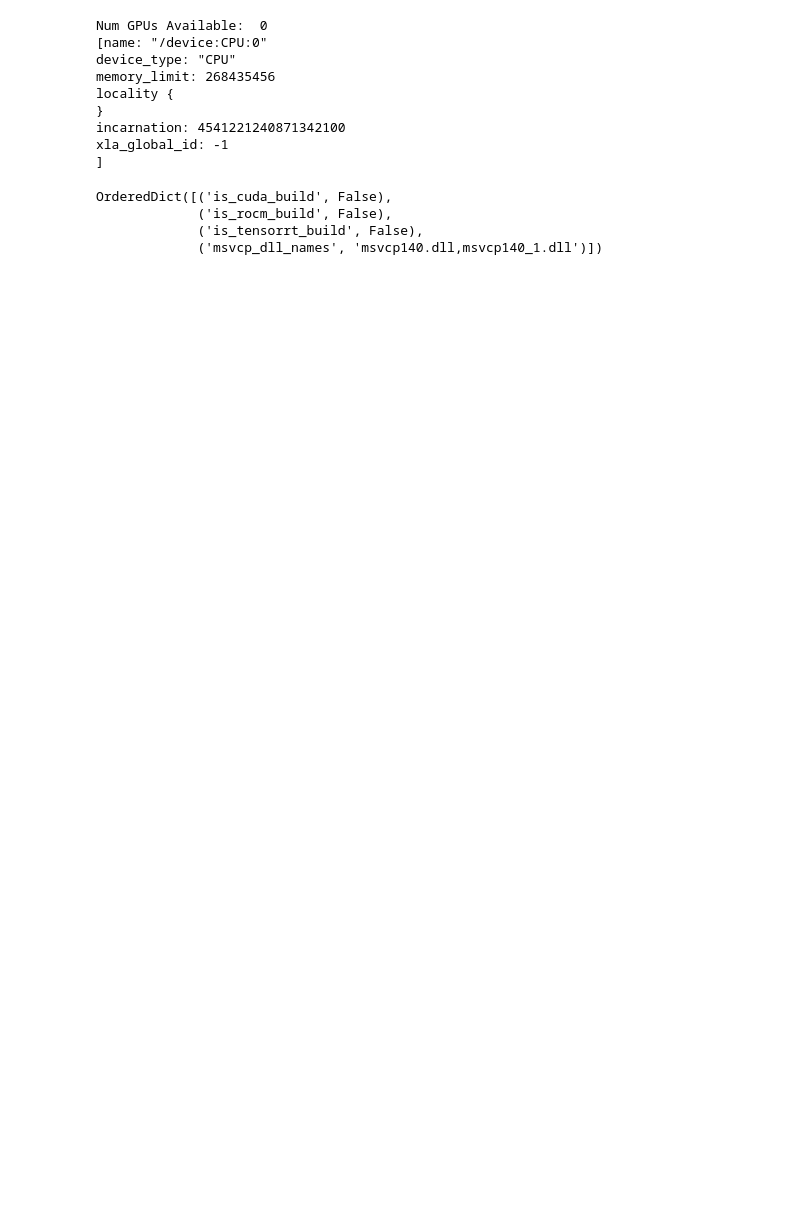
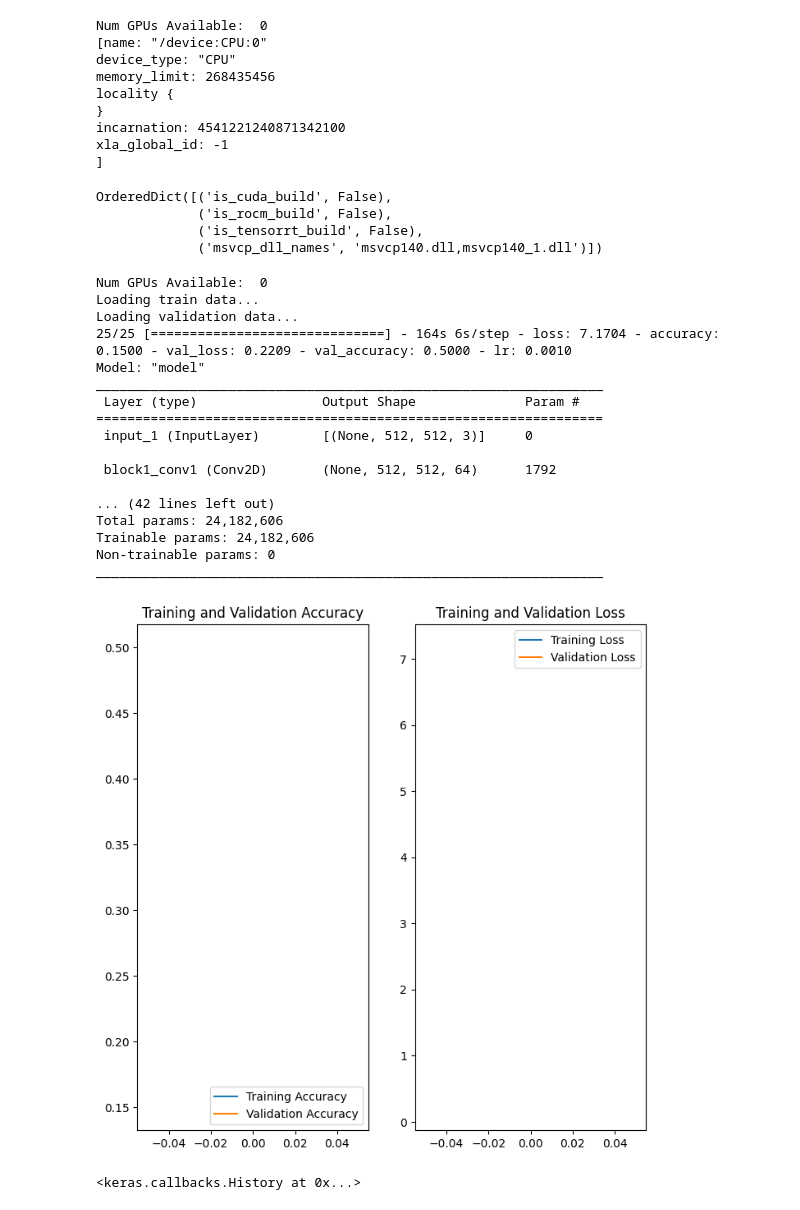
Before and after one commit to ignacio-ms/Chest_X-Rays, a Jupyter notebook: testing.ipynb, the cells around one changed output. Cells and saved outputs as stored; diff of their text form; code cells hidden in the pictures; blank space fills up the shorter version.

Commit message:
Test Pooling

```diff
--- a/testing.ipynb
+++ b/testing.ipynb
@@ -66,3 +81,66 @@ OrderedDict([('is_cuda_build', False),
              ('is_rocm_build', False),
              ('is_tensorrt_build', False),
              ('msvcp_dll_names', 'msvcp140.dll,msvcp140_1.dll')])
+# %%
+from nets.vgg_net import TransferVGG
+from datasets import CXRDataset
+
+import tensorflow as tf
+import numpy as np
+import cv2
+
+
+IMG_DIR = './CXR8/Images'
+TRAIN_LIST_FILE = './CXR8/Labels/aux_train_list.txt'
+VAL_LIST_FILE = './CXR8/Labels/aux_val_list.txt'
+TEST_LIST_FILE = './CXR8/Labels/test_list.txt'
+
+print("Num GPUs Available: ", len(tf.config.list_physical_devices('GPU')))
+
+
+print('Loading train data...')
+train_gen = CXRDataset(
+    IMG_DIR,
+    TRAIN_LIST_FILE,
+    batch_size=4,
+    resize=(512, 512)
+)
+
+print('Loading validation data...')
+val_gen = CXRDataset(
+    IMG_DIR,
+    VAL_LIST_FILE,
+    batch_size=4,
+    resize=(512, 512)
+)
+
+# ----- TransferVGG Training and Evaluation ----- #
+model_vgg = TransferVGG()
+model_vgg.build_top(fine_tuning=True)
+model_vgg.compile(lr=1e-3)
+model_vgg.train(
+    train_gen,
+    val_gen,
+    batch_size=4, epochs=1,
+    save=False, verbose=True
+)
+# %% [output]
+Num GPUs Available:  0
+Loading train data...
+Loading validation data...
+25/25 [==============================] - 164s 6s/step - loss: 7.1704 - accuracy: 0.1500 - val_loss: 0.2209 - val_accuracy: 0.5000 - lr: 0.0010
+Model: "model"
+_________________________________________________________________
+ Layer (type)                Output Shape              Param #
+=================================================================
+ input_1 (InputLayer)        [(None, 512, 512, 3)]     0
+
+ block1_conv1 (Conv2D)       (None, 512, 512, 64)      1792
+
+... (42 lines left out)
+Total params: 24,182,606
+Trainable params: 24,182,606
+Non-trainable params: 0
+_________________________________________________________________
+[figure, added]
+<keras.callbacks.History at 0x...>
```
Also changed, not shown: parts of 4 cells of this notebook, 3 other files.
